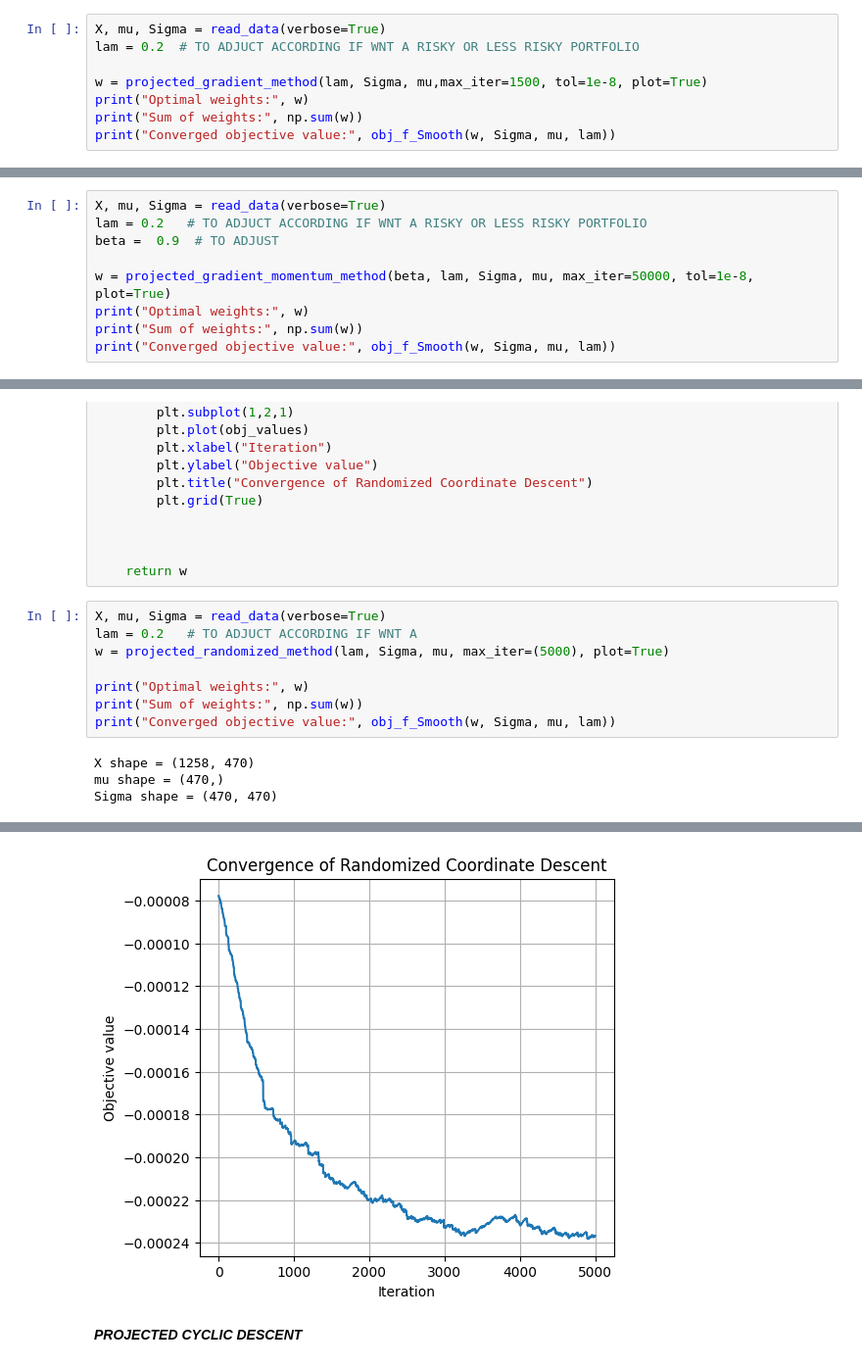
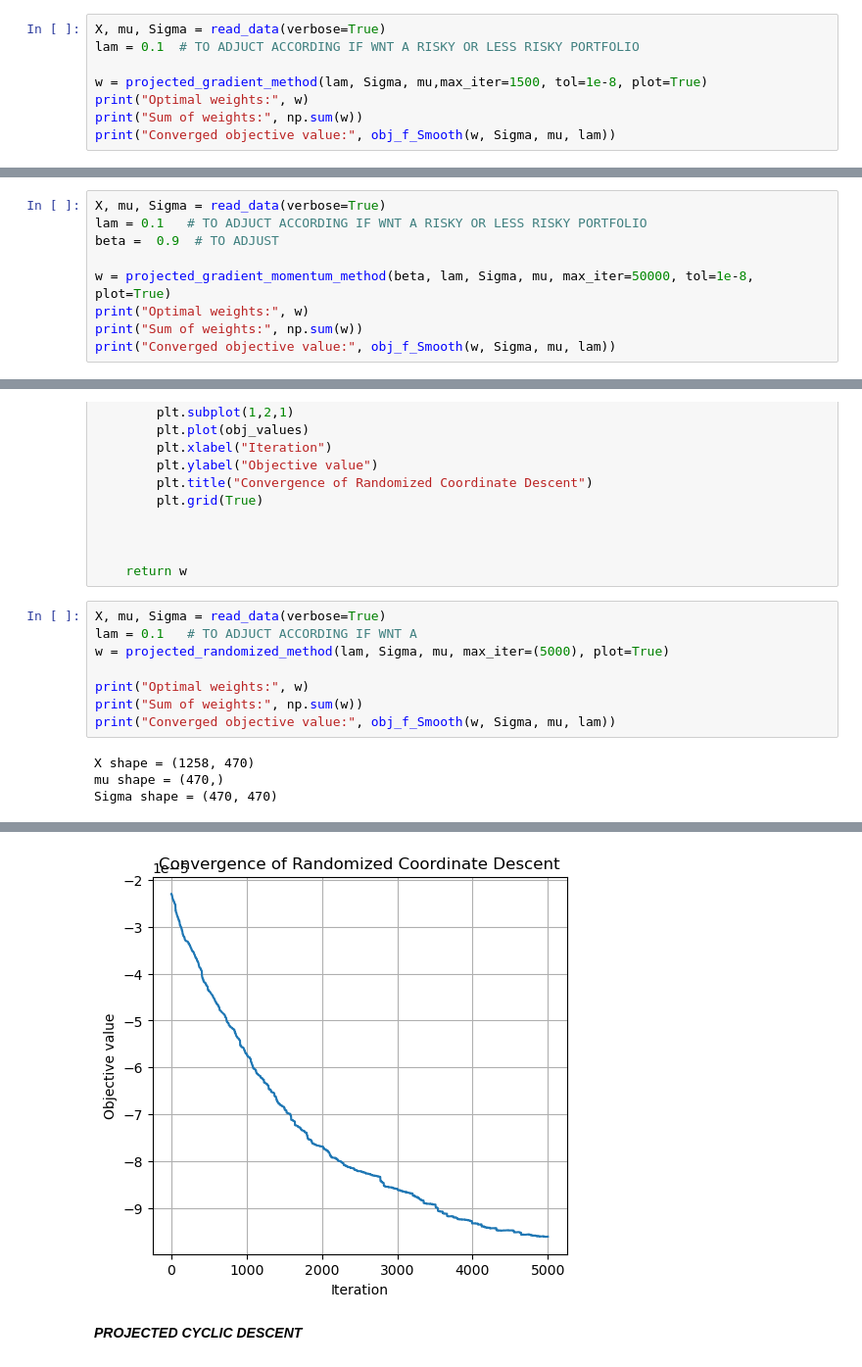
Before and after one commit to Edouard1000/Projet_opti, a Jupyter notebook: notebook.ipynb, the cells around one changed output, grey strips where cells are left out. Shown at 98% size. Saved outputs shown, nothing was run; the diff lists cells and outputs as text.

```diff
--- a/notebook.ipynb
+++ b/notebook.ipynb
@@ -517,7 +518,7 @@ def projected_gradient_method(lam,Sigma, mu, max_iter=50000, tol= 1e-8, plot=Fal
     return w
 # %%
 X, mu, Sigma = read_data(verbose=True)
-lam = 0.2  # TO ADJUCT ACCORDING IF WNT A RISKY OR LESS RISKY PORTFOLIO
+lam = 0.1  # TO ADJUCT ACCORDING IF WNT A RISKY OR LESS RISKY PORTFOLIO
 
 w = projected_gradient_method(lam, Sigma, mu,max_iter=1500, tol=1e-8, plot=True)
 print("Optimal weights:", w)
@@ -606,7 +607,7 @@ def projected_gradient_momentum_method(beta, lam, Sigma, mu, max_iter=50000, tol
     return w
 # %%
 X, mu, Sigma = read_data(verbose=True)
-lam = 0.2   # TO ADJUCT ACCORDING IF WNT A RISKY OR LESS RISKY PORTFOLIO
+lam = 0.1   # TO ADJUCT ACCORDING IF WNT A RISKY OR LESS RISKY PORTFOLIO
 beta =  0.9  # TO ADJUST
 
 w = projected_gradient_momentum_method(beta, lam, Sigma, mu, max_iter=50000, tol=1e-8, plot=True)
@@ -681,7 +682,7 @@ def projected_randomized_method(lam, Sigma, mu, max_iter=50000, plot=False):
     return w
 # %%
 X, mu, Sigma = read_data(verbose=True)
-lam = 0.2   # TO ADJUCT ACCORDING IF WNT A
+lam = 0.1   # TO ADJUCT ACCORDING IF WNT A
 w = projected_randomized_method(lam, Sigma, mu, max_iter=(5000), plot=True)
 
 print("Optimal weights:", w)
@@ -711,4 +712,4 @@ Converged objective value: -0.0002366327398562174
-[figure, old version]
+[figure, new version]
 # %% [markdown]
 ***PROJECTED CYCLIC DESCENT***
 # %%
```
Also changed, not shown: parts of 7 cells of this notebook.
